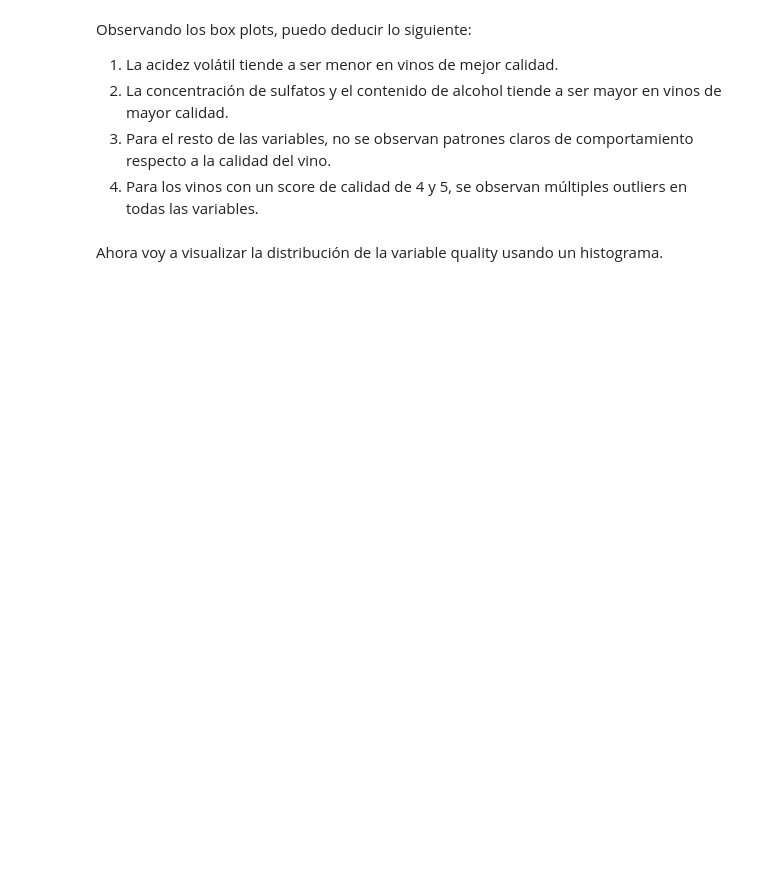
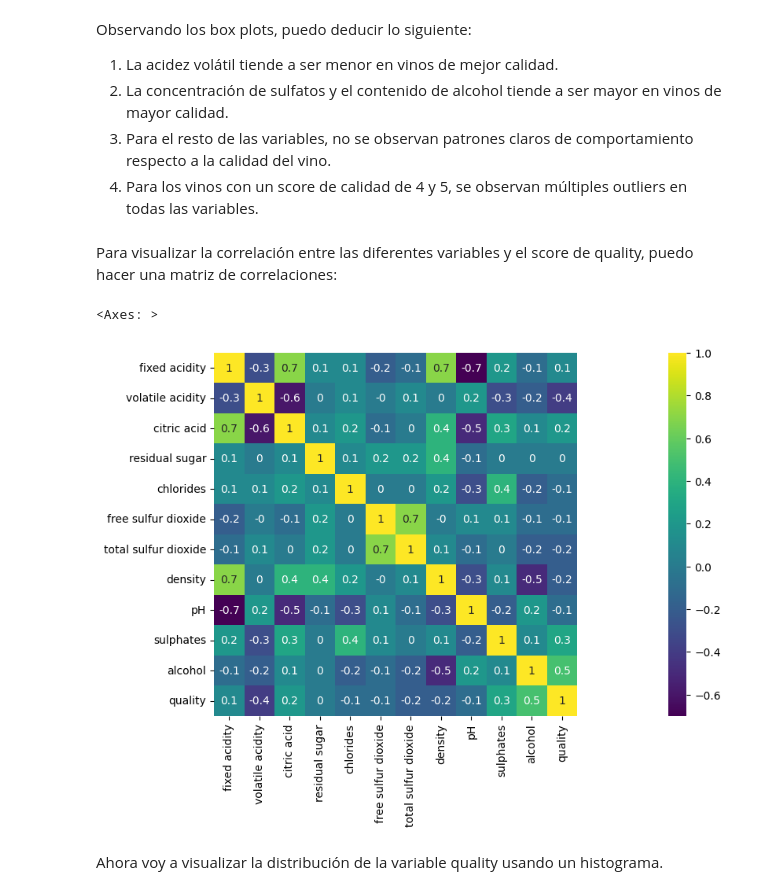
Before and after one commit to etorriglia/Programacion_Python_II, a Jupyter notebook: Predictor/clasificador_de_vinos.ipynb, the cells around one changed output. Saved outputs shown, nothing was run; the diff lists cells and outputs as text; code cells hidden in the pictures; blank space fills up the shorter version.

```diff
--- a/Predictor/clasificador_de_vinos.ipynb
+++ b/Predictor/clasificador_de_vinos.ipynb
@@ -67,6 +59,14 @@ Observando los box plots, puedo deducir lo siguiente:
 2. La concentración de sulfatos y el contenido de alcohol tiende a ser mayor en vinos de mayor calidad.
 3. Para el resto de las variables, no se observan patrones claros de comportamiento respecto a la calidad del vino.
 4. Para los vinos con un score de calidad de 4 y 5, se observan múltiples outliers en todas las variables.
+# %% [markdown]
+Para visualizar la correlación entre las diferentes variables y el score de quality, puedo hacer una matriz de correlaciones:
+# %%
+plt.figure(figsize=(30,6))
+sns.heatmap(wine_red.corr().round(1), annot=True, cmap='viridis', square=True)
+# %% [output]
+<Axes: >
+[figure, added]
 # %% [markdown]
 Ahora voy a visualizar la distribución de la variable quality usando un histograma.
 # %%
```
Also changed, not shown: parts of 28 cells of this notebook.
